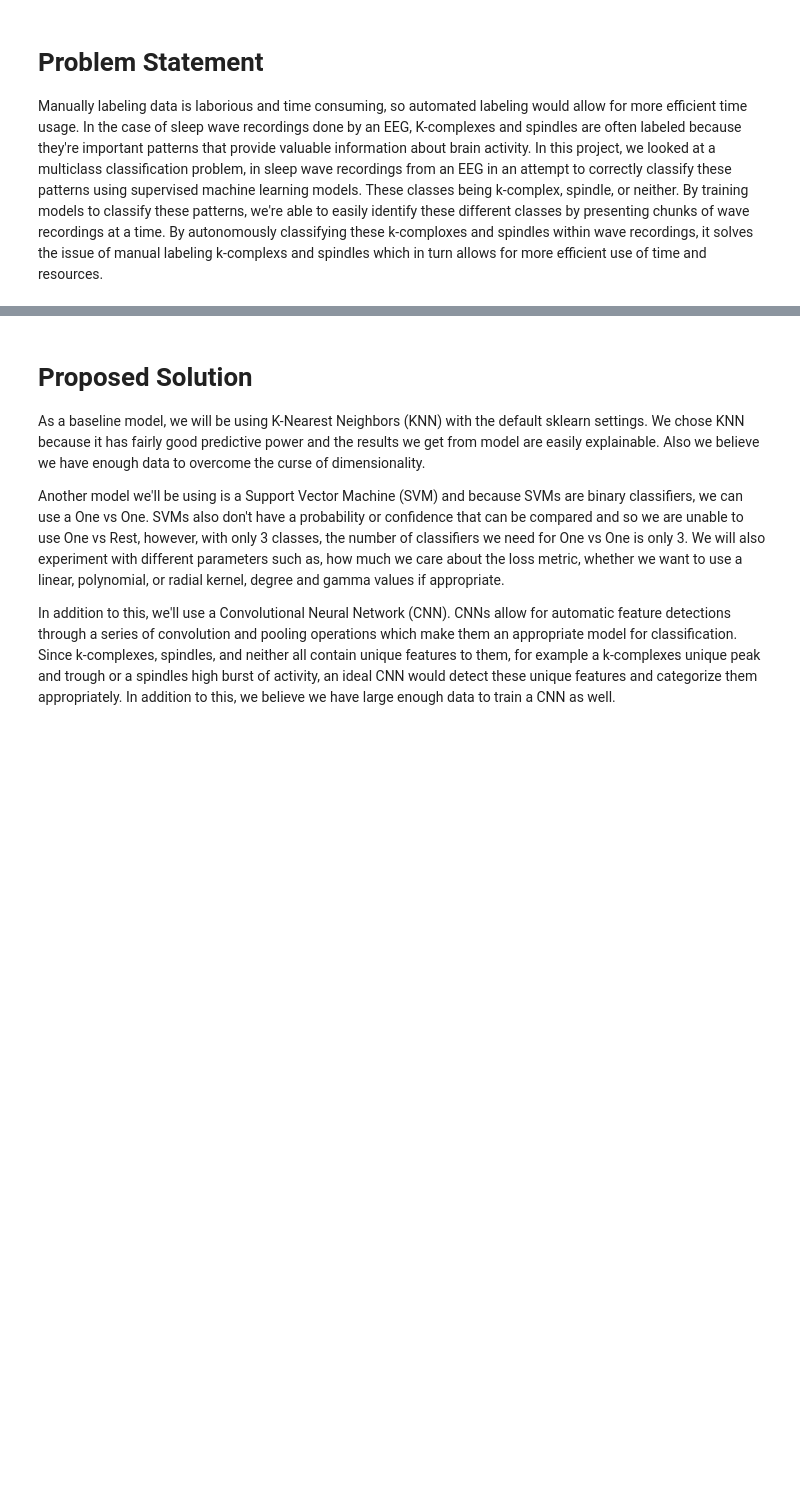
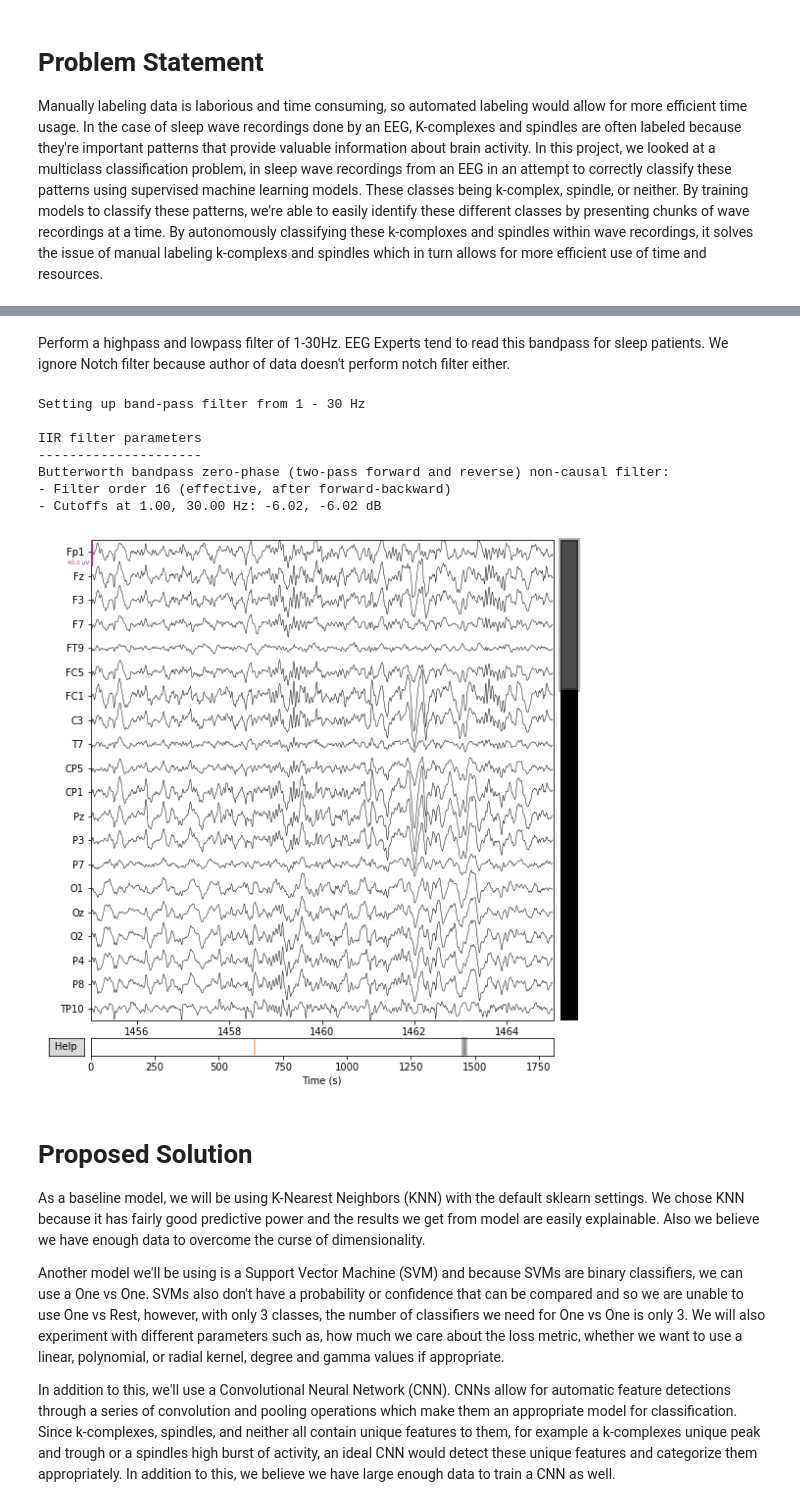
Before and after one commit to COGS118A/Group016-Sp22, a Jupyter notebook: FinalProject_group016.ipynb, the cells around one changed output, grey strips where cells are left out. Drawn from its saved outputs; the diff is of its cells as text; code cells hidden in the pictures; blank space fills up the shorter version.

```diff
--- a/FinalProject_group016.ipynb
+++ b/FinalProject_group016.ipynb
@@ -98,3 +75,16 @@ for i in range(5):
+# %% [markdown]
+Perform a highpass and lowpass filter of 1-30Hz. EEG Experts tend to read this bandpass for sleep patients. We ignore Notch filter because author of data doesn't perform notch filter either.
+# %%
+raw.plot(start=1455, highpass=1, lowpass=30);
+# %% [output]
+Setting up band-pass filter from 1 - 30 Hz
+
+IIR filter parameters
+---------------------
+Butterworth bandpass zero-phase (two-pass forward and reverse) non-causal filter:
+- Filter order 16 (effective, after forward-backward)
+- Cutoffs at 1.00, 30.00 Hz: -6.02, -6.02 dB
+[figure, added]
 # %% [markdown]
 # Proposed Solution
 
```
Also changed, not shown: parts of 37 cells of this notebook.
